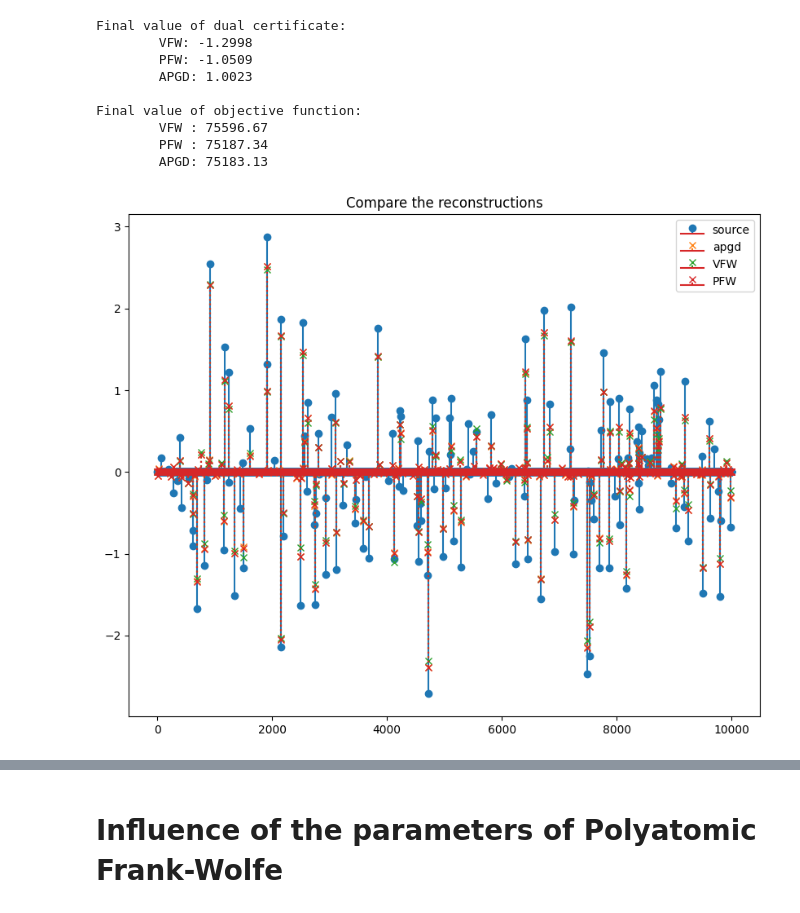
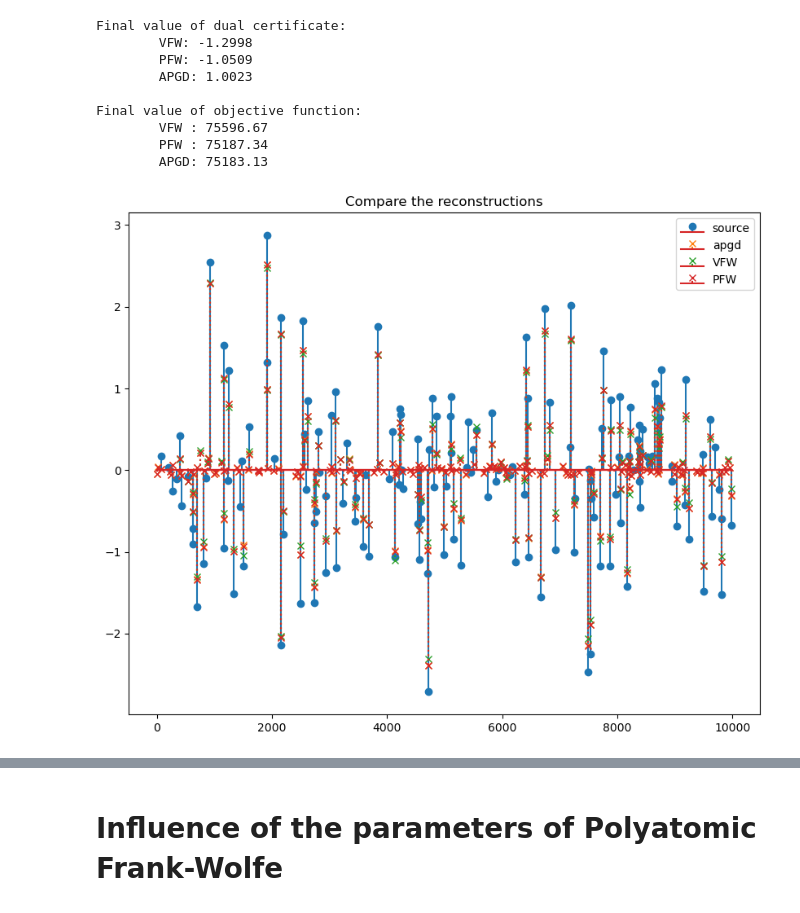
Before and after one commit to AdriaJ/pyfw-lasso, a Jupyter notebook: examples/Example_PFW.ipynb, the cells around one changed output, grey strips where cells are left out. Cells and saved outputs as stored; diff of their text form; code cells hidden in the pictures.

```diff
--- a/examples/Example_PFW.ipynb
+++ b/examples/Example_PFW.ipynb
@@ -76,7 +76,7 @@ source = injection(rng.normal(size=k))  # sparse source
 mat = rng.normal(size=(L, N))  # explicit linear operator = matrix
 op = pyca.LinOp.from_array(mat)
 start = time.time()
-op.lipschitz()
+lip = op.lipschitz()
 print("Computation of the Lipschitz constant: {:.4f}".format(time.time()-start))
 
 # Noisy measurements
@@ -93,7 +93,7 @@ lambda_ = lambda_factor * np.linalg.norm(op.T(measurements), np.infty)  # rule o
 # %% [markdown]
 **Solvers**
 # %%
-vfw = pyfw.VanillaFWforLasso(
+vfw = pyfwl.VFWLasso(
     measurements,
     op,
     lambda_,
@@ -101,7 +101,7 @@ vfw = pyfw.VanillaFWforLasso(
     show_progress=False
 )
 
-pfw = pyfw.PolyatomicFWforLasso(
+pfw = pyfwl.PFWLasso(
     measurements,
     op,
     lambda_,
@@ -140,14 +140,14 @@ track_dcv = pycos.AbsError(eps=1e-10, var="dcv", f=None, norm=2, satisfy_all=Tru
 # %%
 print("\nVanilla FW: Solving ...")
 start = time.time()
-vfw.fit(stop_crit= stop | track_dcv)
+vfw.fit(stop_crit= stop | track_dcv, diff_lipschitz=lip**2)
 data_v, hist_v = vfw.stats()
 time_v = time.time() - start
 print("\tSolved in {:.3f} seconds".format(time_v))
 
 print("Polyatomic FW: Solving ...")
 start = time.time()
-pfw.fit(stop_crit= stop | track_dcv)
+pfw.fit(stop_crit= stop | track_dcv, diff_lipschitz=lip**2)
 data_p, hist_p = pfw.stats()
 time_p = time.time() - start
 print("\tSolved in {:.3f} seconds".format(time_p))
@@ -162,7 +162,11 @@ Computation of diff_lipschitz takes 0.0002
 **Comparison with APGD**
 # %%
 # Explicit definition of the objective function for APGD
-data_fid = 0.5 * pycop.SquaredL2Norm().argshift(-measurements) * op
+data_fid = 0.5 * pycop.SquaredL2Norm(dim=op.shape[0]).argshift(-measurements) * op
+regul = lambda_ * pycop.L1Norm()
+
+# Explicit definition of the objective function for APGD
+data_fid = 0.5 * pycop.SquaredL2Norm(dim=op.shape[0]).argshift(-measurements) * op
 # it seems necessary to manually lunch the evaluation of the diff lipschitz constant
 data_fid.diff_lipschitz()
 regul = lambda_ * pycop.L1Norm()
@@ -174,6 +178,7 @@ pgd.fit(
     x0=np.zeros(N, dtype="float64"),
     stop_crit=(min_iter & pgd.default_stop_crit()) | pycos.MaxDuration(t=dt.timedelta(seconds=tmax)),
     track_objective=True,
+    tau=1/lip**2
 )
 data_apgd, hist_apgd = pgd.stats()
 time_pgd = time.time() - start
@@ -200,16 +205,19 @@ Final value of objective function:
         PFW : 75187.34
         APGD: 75183.13
 # %%
+def supp(arr):
+    return np.where(np.abs(arr) > 1e-3)[0]
+
 plt.figure(figsize=(10, 8))
 plt.title("Compare the reconstructions")
-plt.stem(source, label="source", linefmt="C0-", markerfmt="C0o")
-plt.stem(data_apgd["x"], label="apgd", linefmt="C1:", markerfmt="C1x")
-plt.stem(data_v["x"], label="VFW", linefmt="C2:", markerfmt="C2x")
-plt.stem(data_p["x"], label="PFW", linefmt="C3:", markerfmt="C3x")
+plt.stem(supp(source), source[supp(source)], label="source", linefmt="C0-", markerfmt="C0o")
+plt.stem(supp(data_apgd["x"]), data_apgd["x"][supp(data_apgd["x"])], label="apgd", linefmt="C1:", markerfmt="C1x")
+plt.stem(supp(data_v["x"]), data_v["x"][supp(data_v["x"])], label="VFW", linefmt="C2:", markerfmt="C2x")
+plt.stem(supp(data_p["x"]), data_p["x"][supp(data_p["x"])],label="PFW", linefmt="C3:", markerfmt="C3x")
 plt.legend()
 plt.show()
 # %% [output]
-[figure, old version]
+[figure, new version]
 # %%
 mini = min(
     hist_p["Memorize[objective_func]"][-1],
```
Also changed, not shown: parts of 11 cells of this notebook, 3 other files.
